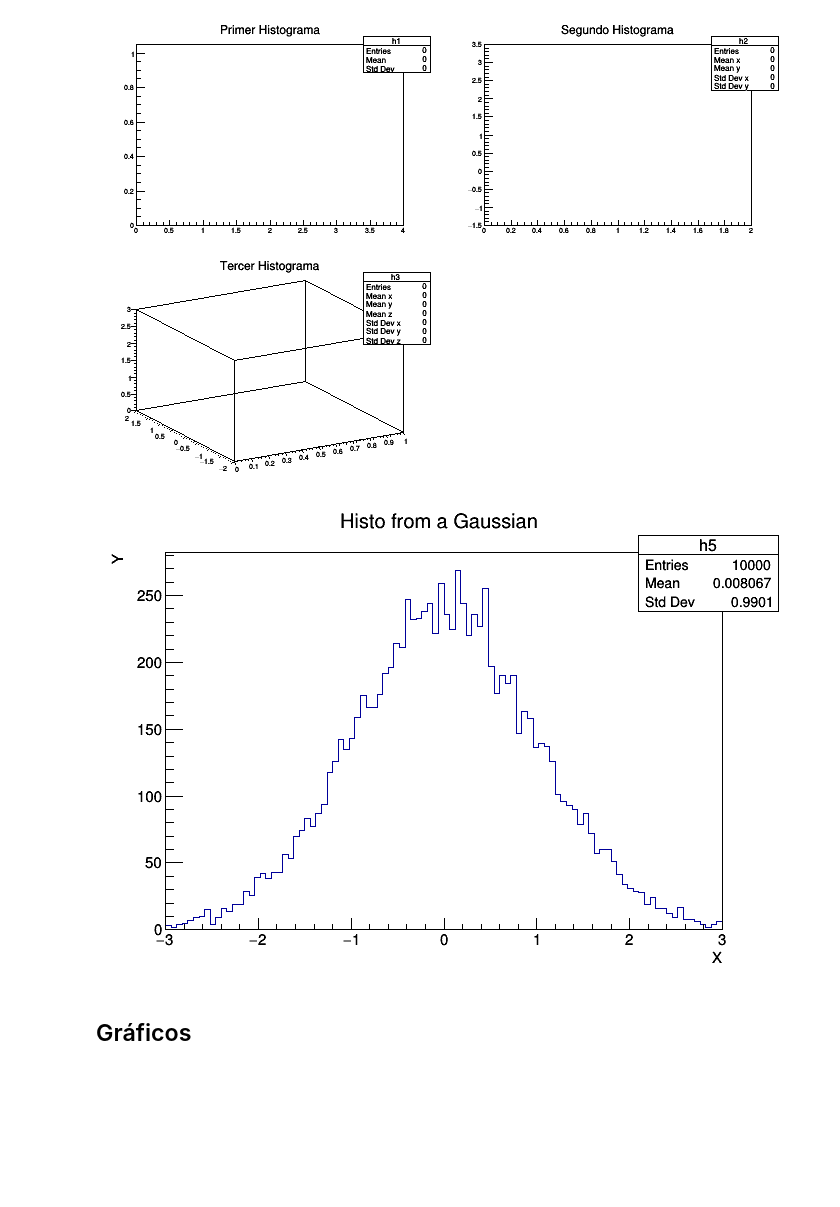
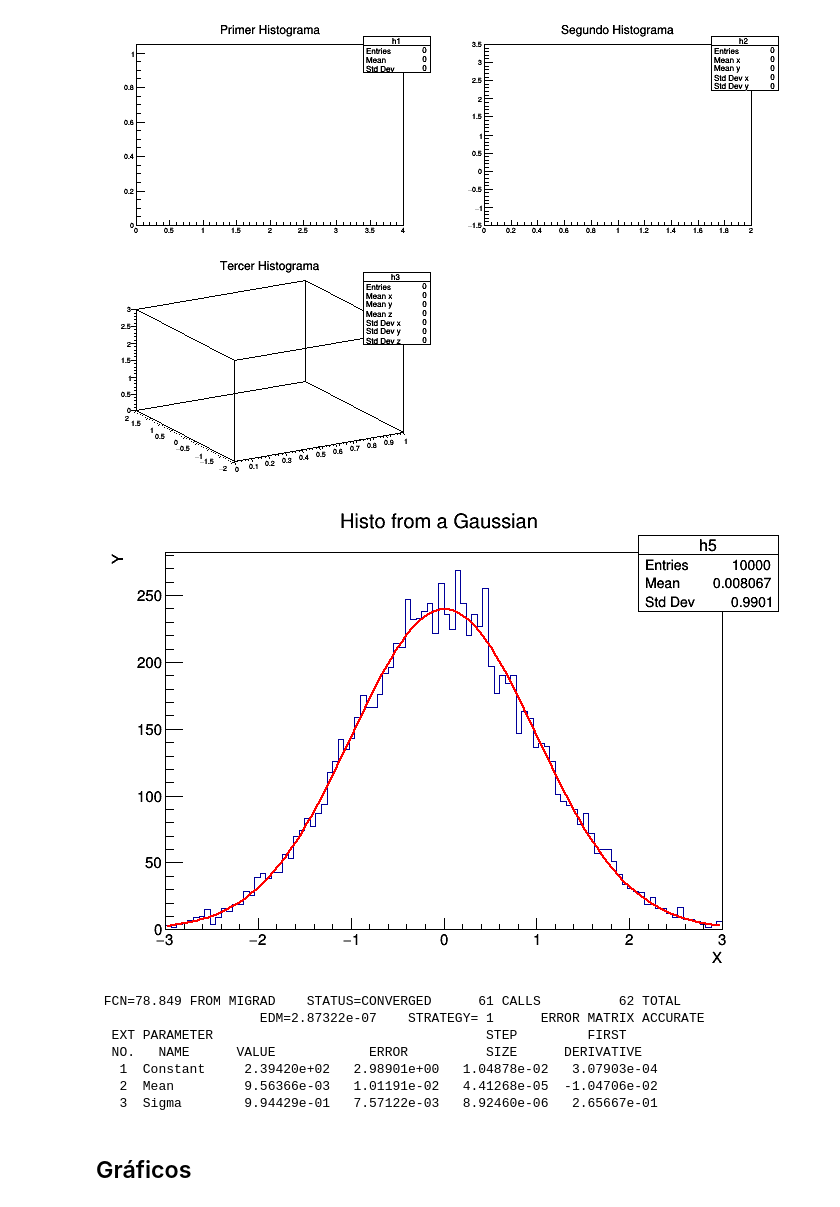
Before and after one commit to mildredarias/Tesis, a Jupyter notebook: guia_cpp.ipynb, the cells around one changed output. Drawn from its saved outputs; the diff is of its cells as text; code cells hidden in the pictures; blank space fills up the shorter version.

```diff
--- a/guia_cpp.ipynb
+++ b/guia_cpp.ipynb
@@ -72,13 +72,20 @@ c3.Draw();//pinta mis histogramas en el lienzo
 # %%
 TH1F h5("h5","Histo from a Gaussian;X;Y",100,-3,3);//note que se puede colocar el nombre de los ejes seguido del nombre del histograma, los subindices y superindices tienen la misma anotación que en LaTeX
 //FillRandom se puede usar para llenar aleatoriamente un histograma usando el contenido de una función TF1 existente u otro histograma TH1
 TCanvas c5("c5","c5");
 h5.FillRandom("gaus",10000);//crean y llenan un histograma con una distribución gaussiana
-
+h5.Fit("gaus");//Para ajustar un histograma con una función predefinida, en este caso una distribucion guasiana. Ojo es importante colocar el nombre del histograma, en este caso es h5
 h5.Draw();
 c5.Draw();
 # %% [output]
-[figure, old version]
+[figure, new version]
+ FCN=78.849 FROM MIGRAD    STATUS=CONVERGED      61 CALLS          62 TOTAL
+                     EDM=2.87322e-07    STRATEGY= 1      ERROR MATRIX ACCURATE
+  EXT PARAMETER                                   STEP         FIRST
+  NO.   NAME      VALUE            ERROR          SIZE      DERIVATIVE
+   1  Constant     2.39420e+02   2.98901e+00   1.04878e-02   3.07903e-04
+   2  Mean         9.56366e-03   1.01191e-02   4.41268e-05  -1.04706e-02
+   3  Sigma        9.94429e-01   7.57122e-03   8.92460e-06   2.65667e-01
 # %% [markdown]
 ## Gráficos
 # %% [markdown]
```
Also changed, not shown: 1 other file.
